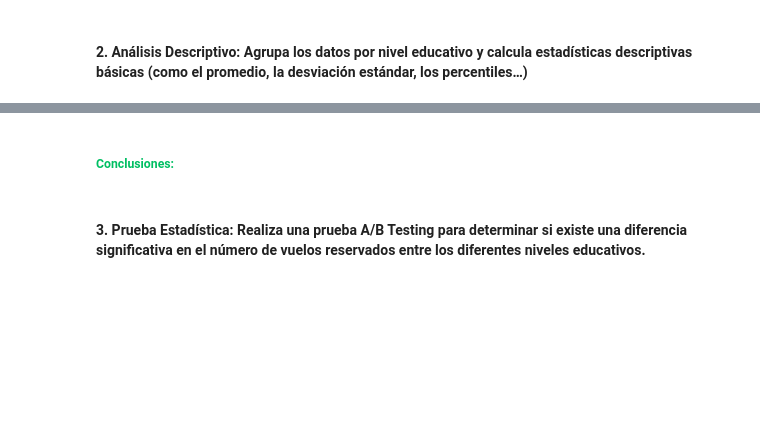
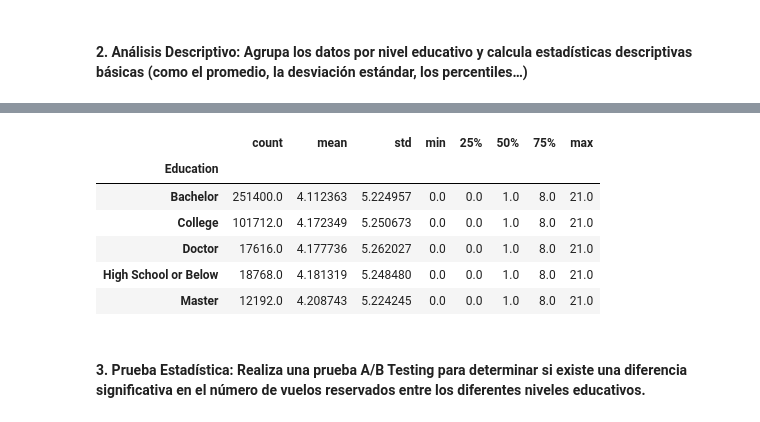
Before and after one commit to Adalab/bda-modulo-3-evaluacion-final-elenacrami, a Jupyter notebook: soluciones_examen_mod3.ipynb, the cells around one changed output, grey strips where cells are left out. Saved outputs shown, nothing was run; the diff lists cells and outputs as text; code cells hidden in the pictures; blank space fills up the shorter version.

```diff
--- a/soluciones_examen_mod3.ipynb
+++ b/soluciones_examen_mod3.ipynb
@@ -1051,4 +1071,15 @@ est_desc_education
-# %% [markdown]
-##### **<span style="color:#00bf63">Conclusiones:</span>**
+# %%
+# Estadísticas descriptivas incluyendo los percentiles.
+# (si tengo que escoger, escojo esta opción ya que incluye los percentiles y éstos se mencionan en el enunciado del ejercicio.)
+est_desc_education = df_union_sin_nulos.groupby("Education")["Flights Booked"].describe()
+est_desc_education
+# %% [output]
+|  | count | mean | std | min | 25% | 50% | 75% | max |
+| Education |  |  |  |  |  |  |  |  |
+| Bachelor | 251400.0 | 4.112363 | 5.224957 | 0.0 | 0.0 | 1.0 | 8.0 | 21.0 |
+| College | 101712.0 | 4.172349 | 5.250673 | 0.0 | 0.0 | 1.0 | 8.0 | 21.0 |
+| Doctor | 17616.0 | 4.177736 | 5.262027 | 0.0 | 0.0 | 1.0 | 8.0 | 21.0 |
+| High School or Below | 18768.0 | 4.181319 | 5.248480 | 0.0 | 0.0 | 1.0 | 8.0 | 21.0 |
+| Master | 12192.0 | 4.208743 | 5.224245 | 0.0 | 0.0 | 1.0 | 8.0 | 21.0 |
 # %% [markdown]
 #### **3. <span>Prueba Estadística: Realiza una prueba A/B Testing para determinar si existe una diferencia significativa en el número de vuelos reservados entre los diferentes niveles educativos.</span>**
```
Also changed, not shown: parts of 18 cells of this notebook.
